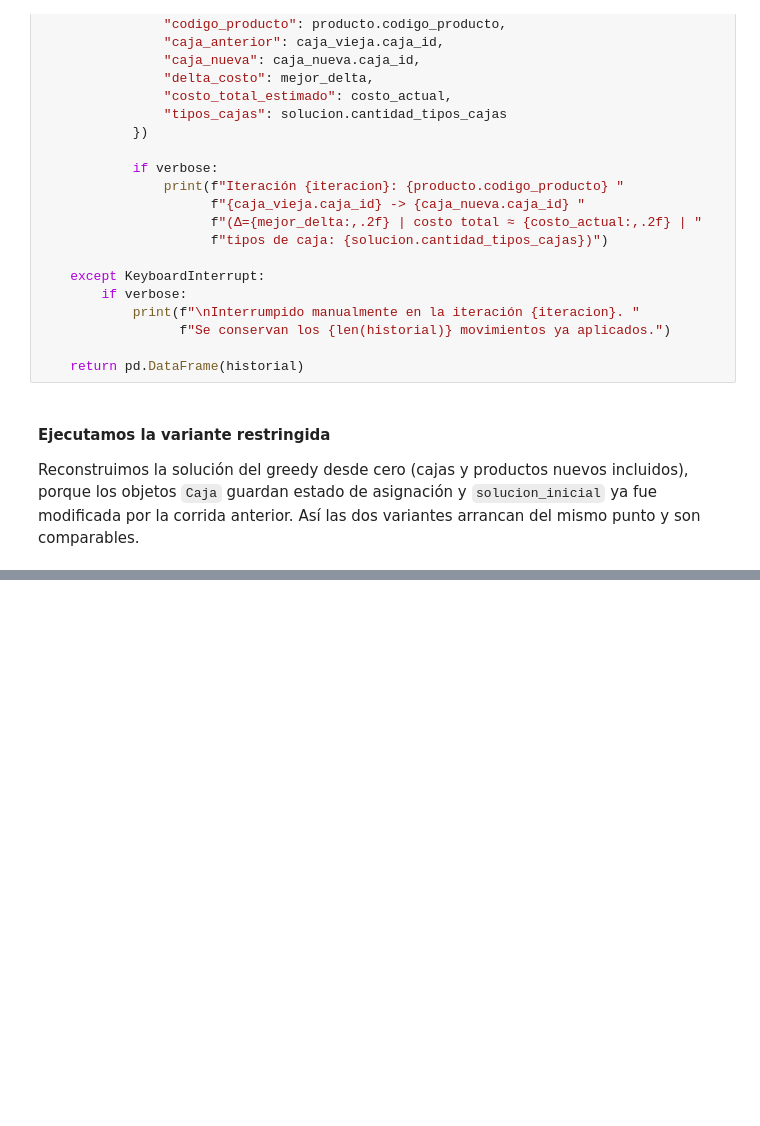
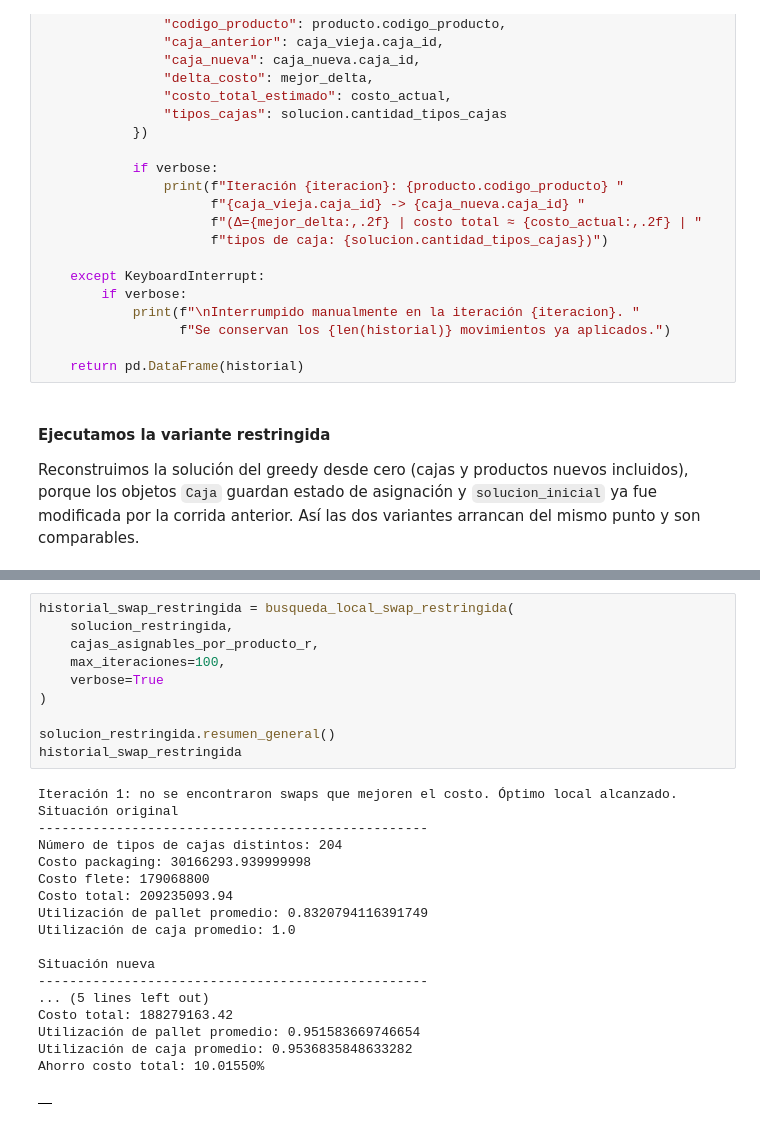
Before and after one commit to demianelnecave/AlixPartners-Competencia-Datos, a Jupyter notebook: 7.relocate.ipynb, the cells around one changed output, grey strips where cells are left out. Cells and saved outputs as stored; diff of their text form; blank space fills up the shorter version.

```diff
--- a/7.relocate.ipynb
+++ b/7.relocate.ipynb
@@ -485,0 +703,29 @@ solucion_restringida.resumen_general()
+# %%
+historial_swap_restringida = busqueda_local_swap_restringida(
+    solucion_restringida,
+    cajas_asignables_por_producto_r,
+    max_iteraciones=100,
+    verbose=True
+)
+
+solucion_restringida.resumen_general()
+historial_swap_restringida
+# %% [output]
+Iteración 1: no se encontraron swaps que mejoren el costo. Óptimo local alcanzado.
+Situación original
+--------------------------------------------------
+Número de tipos de cajas distintos: 204
+Costo packaging: 30166293.939999998
+Costo flete: 179068800
+Costo total: 209235093.94
+Utilización de pallet promedio: 0.8320794116391749
+Utilización de caja promedio: 1.0
+
+Situación nueva
+--------------------------------------------------
+... (5 lines left out)
+Costo total: 188279163.42
+Utilización de pallet promedio: 0.951583669746654
+Utilización de caja promedio: 0.9536835848633282
+Ahorro costo total: 10.01550%
+|  |
```
Also changed, not shown: parts of 12 cells of this notebook.
